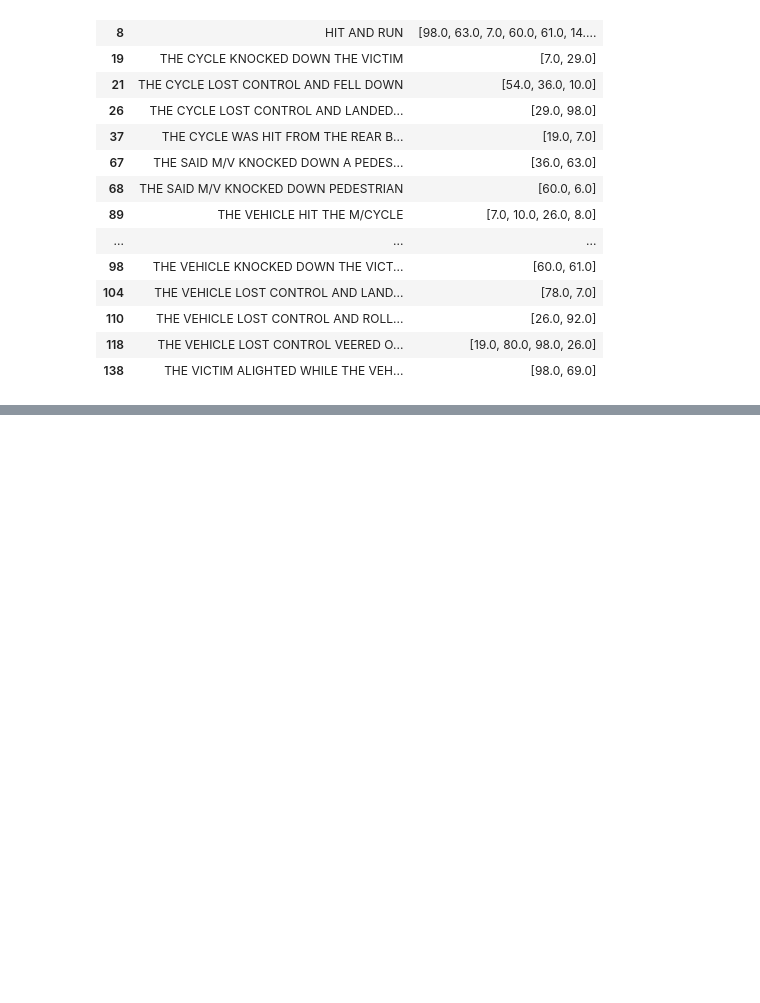
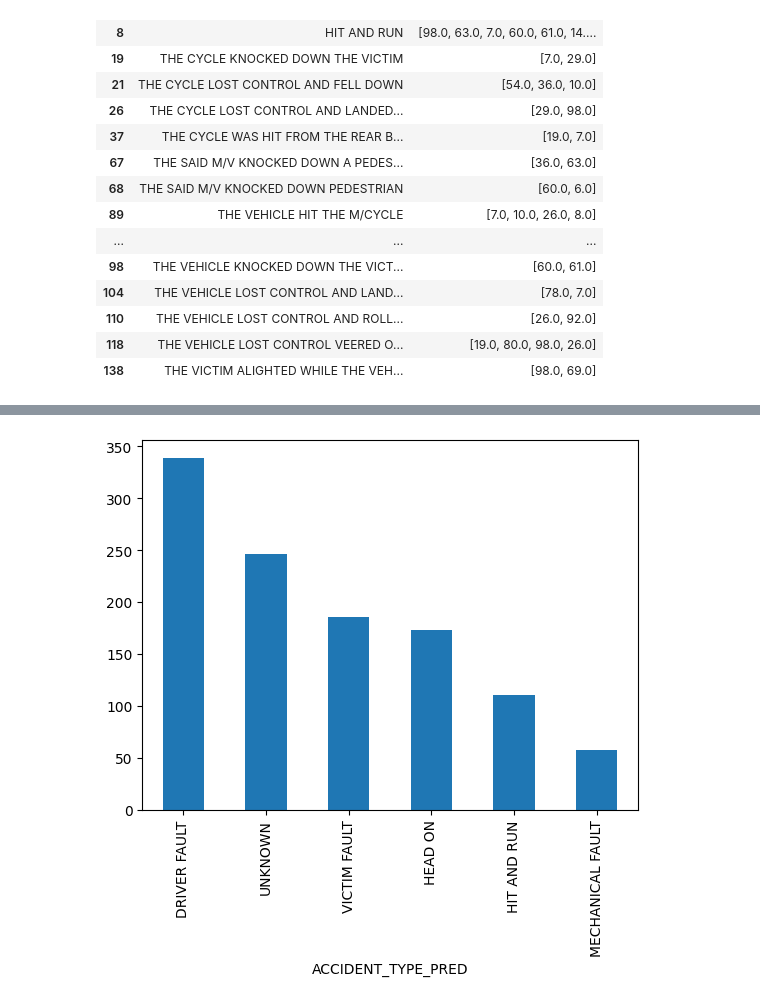
Before and after one commit to nkonyancha/accident_analysis, a Jupyter notebook: analysis.ipynb, the cells around one changed output, grey strips where cells are left out. Saved outputs shown, nothing was run; the diff lists cells and outputs as text; code cells hidden in the pictures; blank space fills up the shorter version.

Commit message:
cleaning up some code

```diff
--- a/analysis.ipynb
+++ b/analysis.ipynb
@@ -651,0 +898,3 @@ Cluster 14
+# %%
+model_df['ACCIDENT_TYPE_PRED'] = model_df['TEXT_CLEAN'].apply(predict_with_confidence)
+model_df[['TEXT_CLEAN', 'ACCIDENT_TYPE', 'ACCIDENT_TYPE_PRED','FINAL_VEHICLE']].head(50)
@@ -651,0 +1006,13 @@ Cluster 14
+# %%
+#filling empty county value
+def fill_county(row):
+    if pd.isnull(row['COUNTY']):
+        base = row['BASE/SUB BASE']
+        for county, base_value in county_base.items():
+            if base in base_value:
+                row['COUNTY'] = county
+                break
+    return row
+model_df = model_df.apply(fill_county, axis=1)
+print(model_df['COUNTY'].isnull().sum())
+model_df=model_df[model_df['COUNTY'].notnull()]
@@ -651,0 +1037,21 @@ Cluster 14
+# %%
+def normalize_time(value):
+    if pd.isna(value):
+        return np.nan
+
+    t = str(value).upper().replace('HRS', '').strip()
+
+    if t in ['UNKNOWN', 'UNKNOWN TIME', 'NAROK']:
+        return np.nan
+
+    # match HHMM or HMM
+    if re.fullmatch(r'\d{3,4}', t):
+        t = t.zfill(4)
+        hh, mm = int(t[:2]), int(t[2:])
+        if 0 <= hh <= 23 and 0 <= mm <= 59:
+            return f"{hh:02d}:{mm:02d}"
+
+    return np.nan
+model_df['TIME 24 HOURS'] = model_df['TIME 24 HOURS'].apply(normalize_time)
+model_df['TIMEOFDAY']=model_df['TIME 24 HOURS'].apply(lambda x: 'MORNING' if '05:00'<=str(x)<'12:00' else ('AFTERNOON' if '12:00'<=str(x)<'17:00' else ('EVENING' if '17:00'<=str(x)<'21:00' else 'NIGHT')))
+model_df['TIME 24 HOURS'].value_counts()
@@ -651,0 +1072,3 @@ Cluster 14
+# %%
+final_df = model_df.drop(columns=['NO.','ACCIDENT_TYPE','BASE/SUB BASE','PLACE'])
+final_df = final_df[final_df['TEXT_CLEAN'].astype(str).str.upper() != 'NAN']
@@ -651,0 +1083,6 @@ Cluster 14
+# %%
+x=final_df['ACCIDENT_TYPE_PRED'].value_counts()
+x.plot(kind='bar')
+plt.show()
+# %% [output]
+[figure, added]
```
Also changed, not shown: parts of 46 cells of this notebook.
